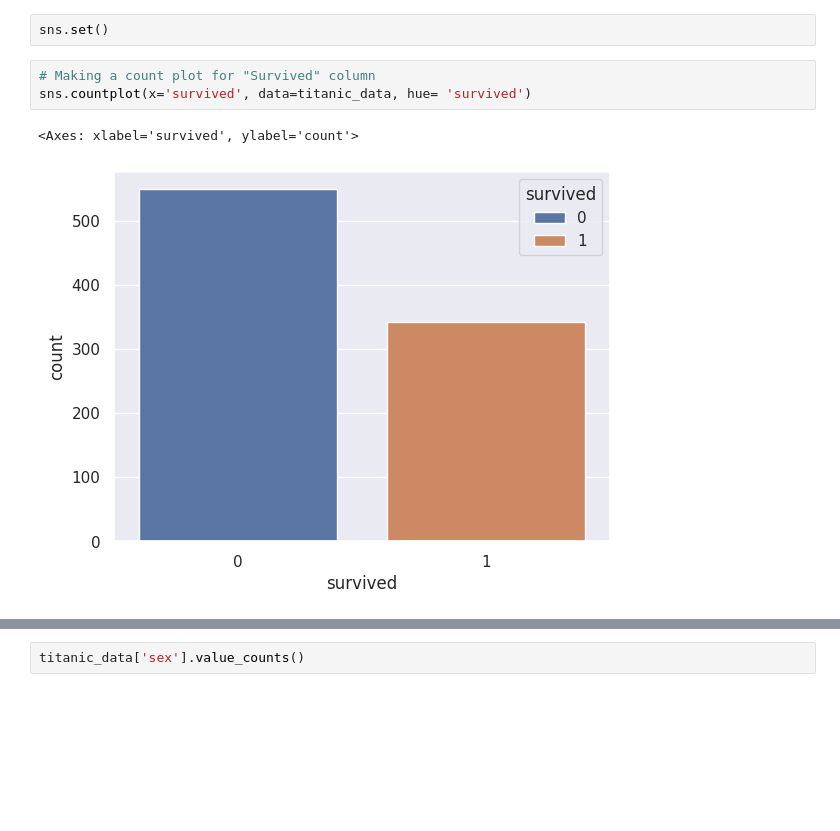
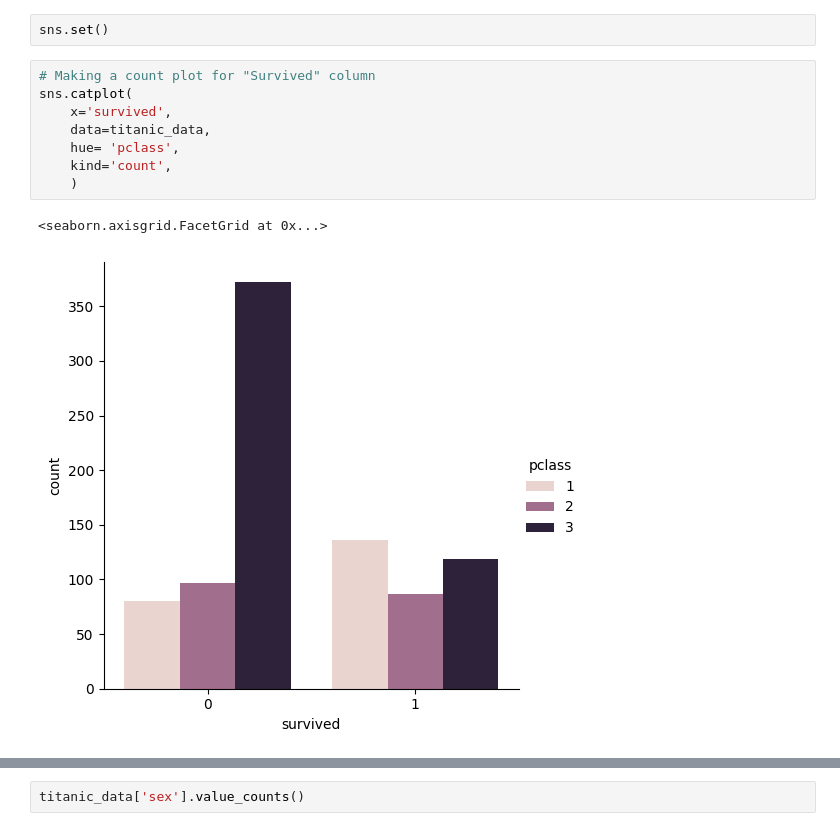
Before and after one commit to AfsanehShamsaddini/Titanic_Survival_Prediction, a Jupyter notebook: Titanic_Survival_Prediction.ipynb, the cells around one changed output, grey strips where cells are left out. Cells and saved outputs as stored; diff of their text form; blank space fills up the shorter version.

```diff
--- a/Titanic_Survival_Prediction.ipynb
+++ b/Titanic_Survival_Prediction.ipynb
@@ -283,7 +300,12 @@ dtype: int64
 sns.set()
 # %%
 # Making a count plot for "Survived" column
-sns.countplot(x='survived', data=titanic_data, hue= 'survived')
+sns.catplot(
+    x='survived',
+    data=titanic_data,
+    hue= 'pclass',
+    kind='count',
+    )
 # %% [output]
-<Axes: xlabel='survived', ylabel='count'>
+<seaborn.axisgrid.FacetGrid at 0x...>
-[figure, old version]
+[figure, new version]
```
Also changed, not shown: parts of 15 cells of this notebook.
